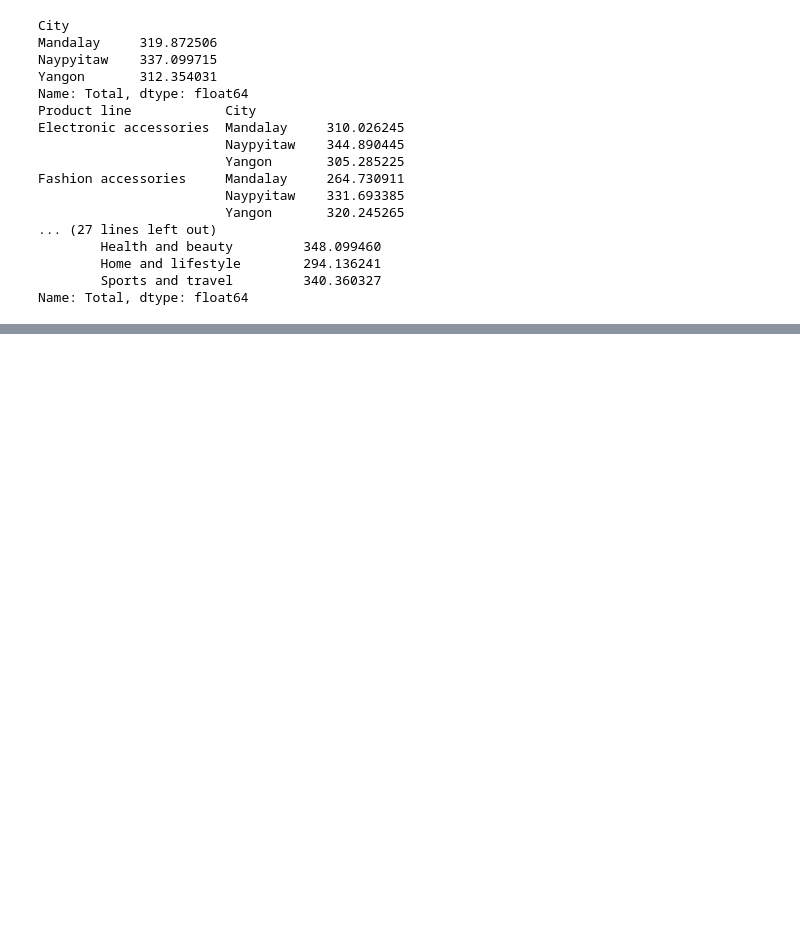
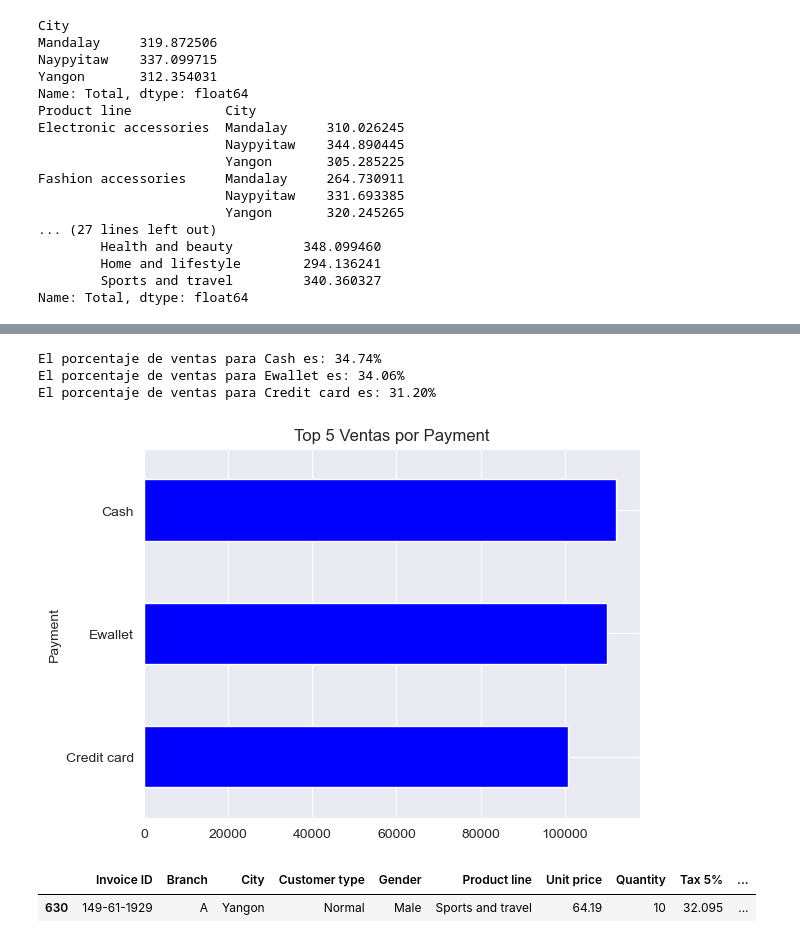
Before and after one commit to AI-YAZMIN-VILLEGAS/EBAC, a Jupyter notebook: Tareas/Tarea M34-AD-YAZMIN VILLEGAS.ipynb, the cells around one changed output, grey strips where cells are left out. Cells and saved outputs as stored; diff of their text form; code cells hidden in the pictures; blank space fills up the shorter version.

```diff
--- a/Tareas/Tarea M34-AD-YAZMIN VILLEGAS.ipynb
+++ b/Tareas/Tarea M34-AD-YAZMIN VILLEGAS.ipynb
@@ -84,0 +131,32 @@ Name: Total, dtype: float64
+# %%
+#3) ventas por payment. Obtener además el % de aporte de cada categoría.
+
+import seaborn as sns
+import matplotlib.pyplot as plt
+from matplotlib.ticker import StrMethodFormatter
+
+sns.set_style('darkgrid')
+
+ventas_payment = df.groupby('Payment')['Total'].sum()
+ventas_payment_ranking = ventas_payment.rank(ascending=False, method='dense')
+ventas_payment_top5 = ventas_payment[ventas_payment_ranking  <= 5].sort_values(ascending=False)
+ventas_payment_top5
+ax = ventas_payment_top5[::-1].plot.barh(y='Payment',x='Total',color='b',title='Top 5 Ventas por Payment')
+
+
+porcentaje_ventas_payment = ventas_payment_top5/ventas_payment.sum() * 100
+print(mensaje_porcentaje(porcentaje_ventas_payment))
+# %% [output]
+El porcentaje de ventas para Cash es: 34.74%
+El porcentaje de ventas para Ewallet es: 34.06%
+El porcentaje de ventas para Credit card es: 31.20%
+[figure, added]
+# %%
+#Cálculo de una matriz de correlación entre la hora (sin minutos) y el total,
+# y otra que correlacione el unit_price con el rating de la transacción,
+# para validar si los productos más caros son los que dejan más margen
+df['Hour'] = df['Time'].str.split(':').str[0].astype(int)
+df.sample(1)
+# %% [output]
+|  | Invoice ID | Branch | City | Customer type | Gender | Product line | Unit price | Quantity | Tax 5% | ... |
+| 630 | 149-61-1929 | A | Yangon | Normal | Male | Sports and travel | 64.19 | 10 | 32.095 | ... |
```
Also changed, not shown: parts of 5 cells of this notebook.
